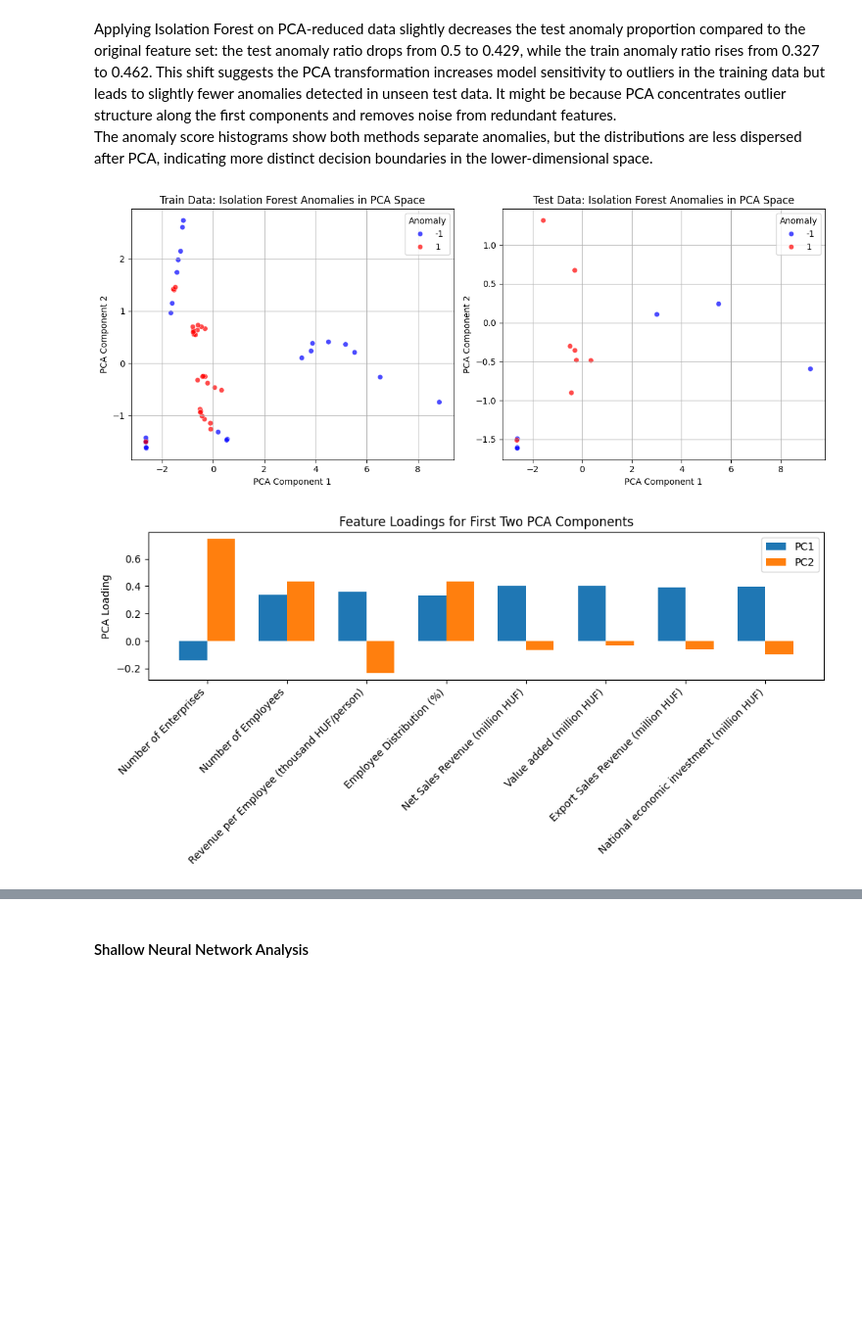
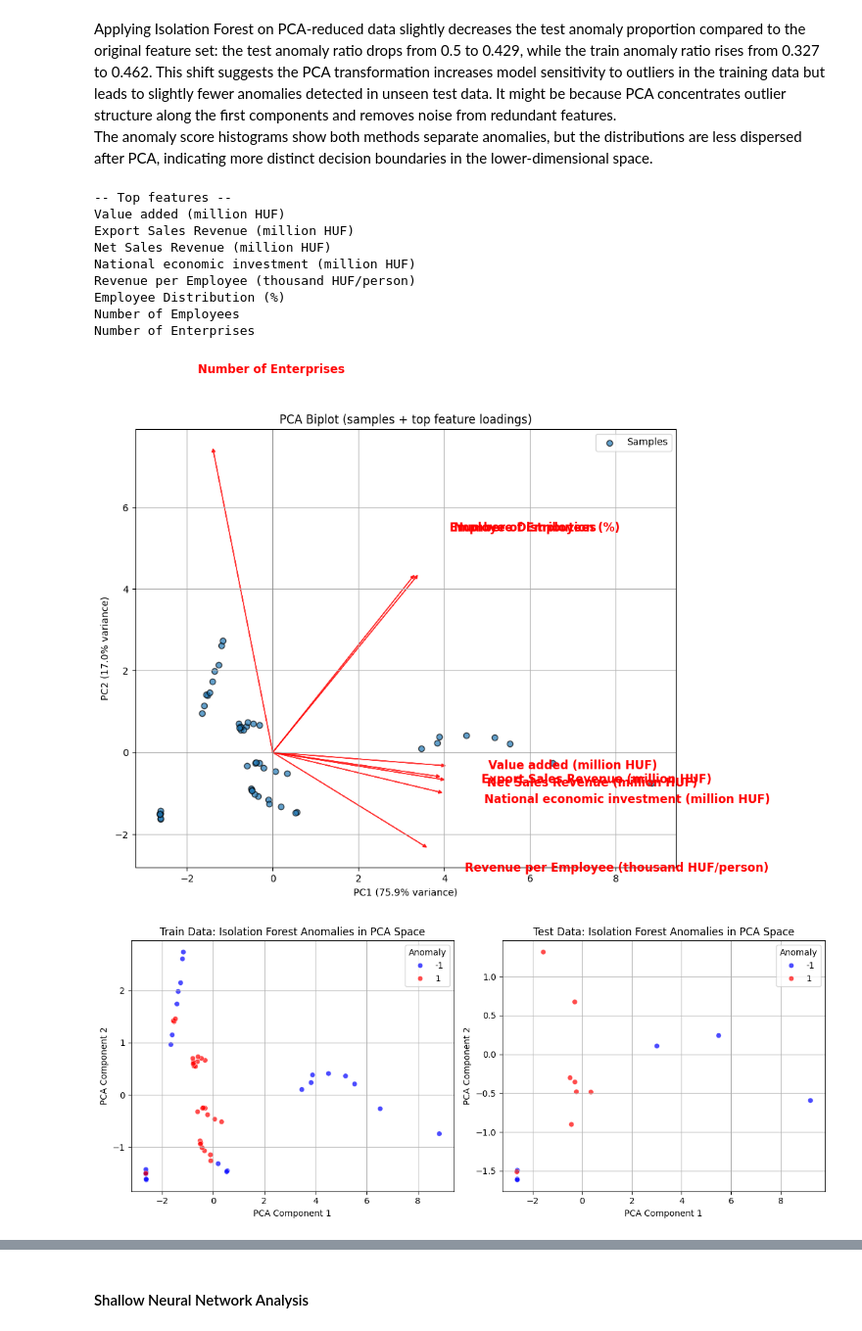
Before and after one commit to TheKusz/ML_DSM040-2025-APR, a Jupyter notebook: CW 2/CW2.ipynb, the cells around one changed output, grey strips where cells are left out. Shown at 98% size. Saved outputs shown, nothing was run; the diff lists cells and outputs as text; code cells hidden in the pictures; blank space fills up the shorter version.

```diff
--- a/CW 2/CW2.ipynb
+++ b/CW 2/CW2.ipynb
@@ -822,7 +822,7 @@ def plot_top_loadings(pca, top_n=5):
         plt.show()
 
 
-def plot_pca_biplot_top_n(pca, X_pca, pc_x=0, pc_y=1, scale=2, top_n=5):
+def plot_pca_biplot_top_n(pca, X_pca, pc_x=0, pc_y=1, scale=2, n=5):
     """
     Combines sample scores and (only top) loading vectors for interpretation.
     """
@@ -834,12 +834,15 @@ def plot_pca_biplot_top_n(pca, X_pca, pc_x=0, pc_y=1, scale=2, top_n=5):
     plt.scatter(xs, ys, alpha=0.7, edgecolors='k', label='Samples')
 
     abs_loadings = np.abs(pca.components_[[pc_x, pc_y], :]).sum(axis=0)
-    top_idx = np.argsort(abs_loadings)[-top_n:]
+    top_idx = np.argsort(abs_loadings)[-n:]
+
+    print("-- Top features --")
     for i in top_idx:
         plt.arrow(0, 0, pca.components_[pc_x, i]*scale, pca.components_[pc_y, i]*scale,
                   color='r', alpha=0.8, head_width=0.08, head_length=0.08, length_includes_head=True)
         plt.text(pca.components_[pc_x, i]*scale*1.25, pca.components_[pc_y, i]*scale*1.25,
                  indicators[i], color='r', fontsize=12, weight='bold')
+        print(indicators[i])
 
     plt.xlabel(f'PC{pc_x+1} ({pca.explained_variance_ratio_[pc_x]*100:.1f}% variance)')
     plt.ylabel(f'PC{pc_y+1} ({pca.explained_variance_ratio_[pc_y]*100:.1f}% variance)')
@@ -1166,24 +1175,33 @@ def plot_anomaly_heatmap(metadata_train, metadata_test):
 # %%
 from sklearn.model_selection import train_test_split
 
+plot_pca_biplot_top_n(pca2, X_train_pca2, scale=10, n = 8)
 plot_pca_anomalies(X_train_pca2, X_test_pca2, train_anomalies_pca2, test_anomalies_pca2)
-plot_pca_loadings(pca2)
 
 # Create metadata for heatmap
 train_idx, test_idx = train_test_split(
     wide_df.index,
     test_size=0.2,
     random_state=42
 )
 
 metadata_train = wide_df.loc[train_idx, ['Year', 'Company Size Category']].copy()
 metadata_test = wide_df.loc[test_idx, ['Year', 'Company Size Category']].copy()
 
 metadata_train['Anomaly'] = train_anomalies_pca2.astype(int)
 metadata_test['Anomaly'] = test_anomalies_pca2.astype(int)
 
 plot_anomaly_heatmap(metadata_train, metadata_test)
 # %% [output]
+-- Top features --
+Value added (million HUF)
+Export Sales Revenue (million HUF)
+Net Sales Revenue (million HUF)
+National economic investment (million HUF)
+Revenue per Employee (thousand HUF/person)
+Employee Distribution (%)
+Number of Employees
+Number of Enterprises
-[figure, old version]
+[figure, new version]
-[figure, old version]
+[figure, new version]
 [figure]
```
Also changed, not shown: parts of 2 cells of this notebook.
